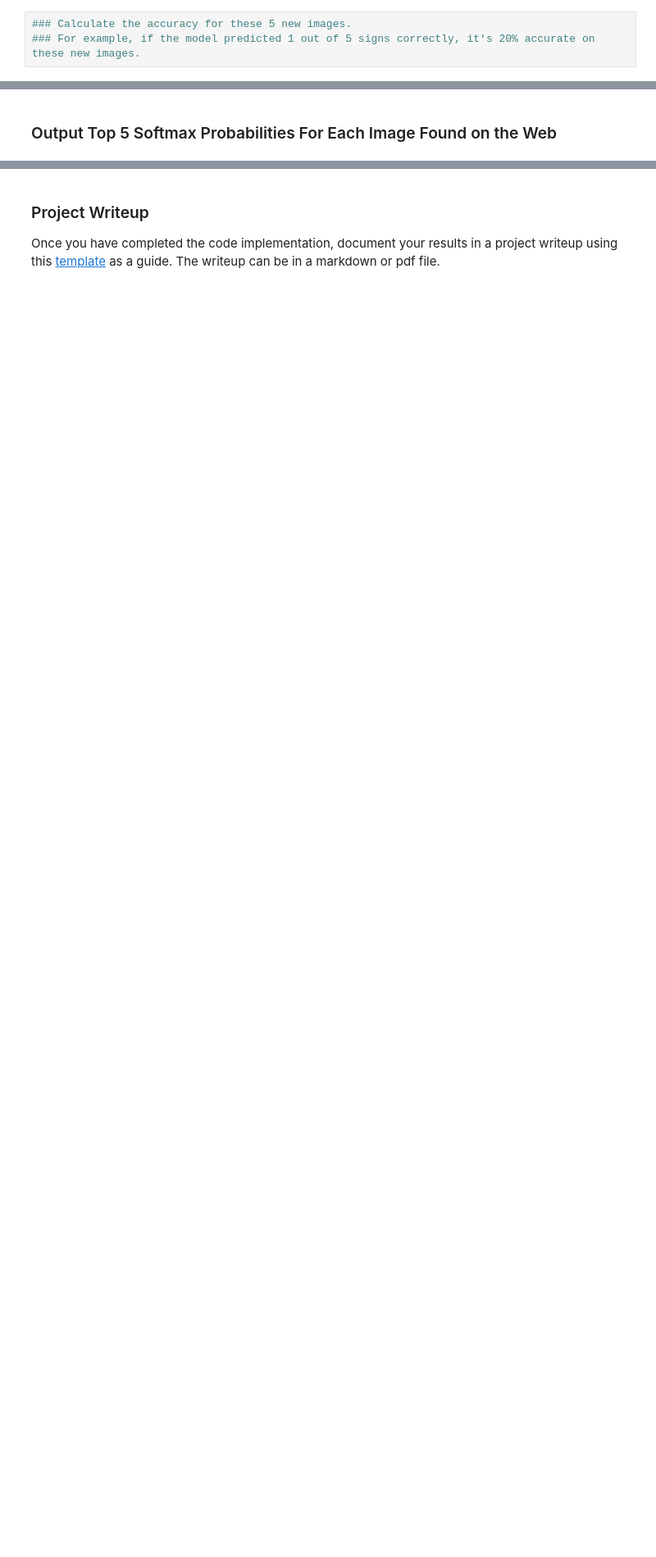
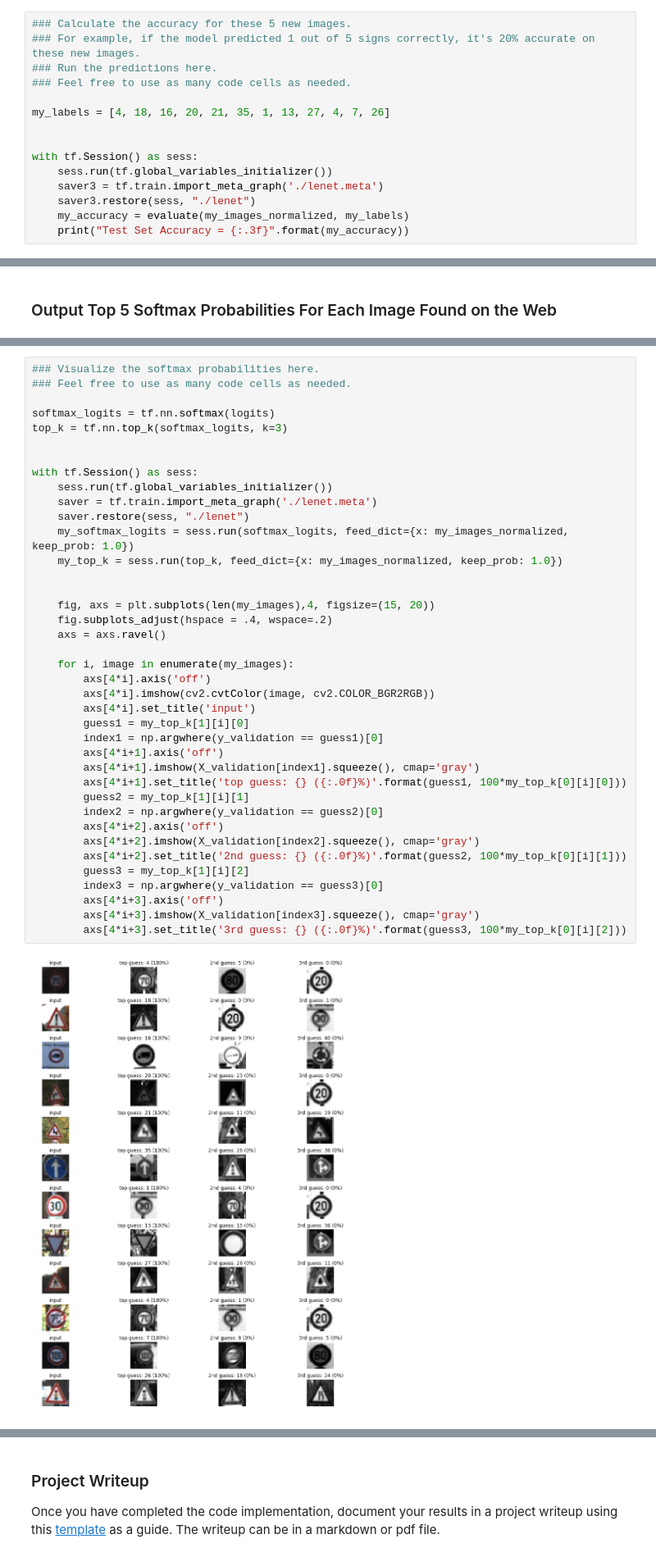
Before and after one commit to anudeepsekhar/Traffic-Sign-Classifier, a Jupyter notebook: Traffic_Sign_Classifier.ipynb, the cells around one changed output, grey strips where cells are left out. Shown: that part at 82% size. Saved outputs shown, nothing was run; the diff lists cells and outputs as text; blank space fills up the shorter version.

```diff
--- a/Traffic_Sign_Classifier.ipynb
+++ b/Traffic_Sign_Classifier.ipynb
@@ -622,3 +631,15 @@ print(my_images_normalized.shape)
 # %%
 ### Calculate the accuracy for these 5 new images.
 ### For example, if the model predicted 1 out of 5 signs correctly, it's 20% accurate on these new images.
+### Run the predictions here.
+### Feel free to use as many code cells as needed.
+
+my_labels = [4, 18, 16, 20, 21, 35, 1, 13, 27, 4, 7, 26]
+
+
+with tf.Session() as sess:
+    sess.run(tf.global_variables_initializer())
+    saver3 = tf.train.import_meta_graph('./lenet.meta')
+    saver3.restore(sess, "./lenet")
+    my_accuracy = evaluate(my_images_normalized, my_labels)
+    print("Test Set Accuracy = {:.3f}".format(my_accuracy))
@@ -667,0 +688,41 @@ Looking just at the first row we get `[ 0.34763842,  0.24879643,  0.12789202]`,
+# %%
+### Visualize the softmax probabilities here.
+### Feel free to use as many code cells as needed.
+
+softmax_logits = tf.nn.softmax(logits)
+top_k = tf.nn.top_k(softmax_logits, k=3)
+
+
+with tf.Session() as sess:
+    sess.run(tf.global_variables_initializer())
+    saver = tf.train.import_meta_graph('./lenet.meta')
+    saver.restore(sess, "./lenet")
+    my_softmax_logits = sess.run(softmax_logits, feed_dict={x: my_images_normalized, keep_prob: 1.0})
+    my_top_k = sess.run(top_k, feed_dict={x: my_images_normalized, keep_prob: 1.0})
+
+
+    fig, axs = plt.subplots(len(my_images),4, figsize=(15, 20))
+    fig.subplots_adjust(hspace = .4, wspace=.2)
+    axs = axs.ravel()
+
+    for i, image in enumerate(my_images):
+        axs[4*i].axis('off')
+        axs[4*i].imshow(cv2.cvtColor(image, cv2.COLOR_BGR2RGB))
+        axs[4*i].set_title('input')
+        guess1 = my_top_k[1][i][0]
+        index1 = np.argwhere(y_validation == guess1)[0]
+        axs[4*i+1].axis('off')
+        axs[4*i+1].imshow(X_validation[index1].squeeze(), cmap='gray')
+        axs[4*i+1].set_title('top guess: {} ({:.0f}%)'.format(guess1, 100*my_top_k[0][i][0]))
+        guess2 = my_top_k[1][i][1]
+        index2 = np.argwhere(y_validation == guess2)[0]
+        axs[4*i+2].axis('off')
+        axs[4*i+2].imshow(X_validation[index2].squeeze(), cmap='gray')
+        axs[4*i+2].set_title('2nd guess: {} ({:.0f}%)'.format(guess2, 100*my_top_k[0][i][1]))
+        guess3 = my_top_k[1][i][2]
+        index3 = np.argwhere(y_validation == guess3)[0]
+        axs[4*i+3].axis('off')
+        axs[4*i+3].imshow(X_validation[index3].squeeze(), cmap='gray')
+        axs[4*i+3].set_title('3rd guess: {} ({:.0f}%)'.format(guess3, 100*my_top_k[0][i][2]))
+# %% [output]
+[figure, added]
```
Also changed, not shown: parts of 17 cells of this notebook, 7 other files.
